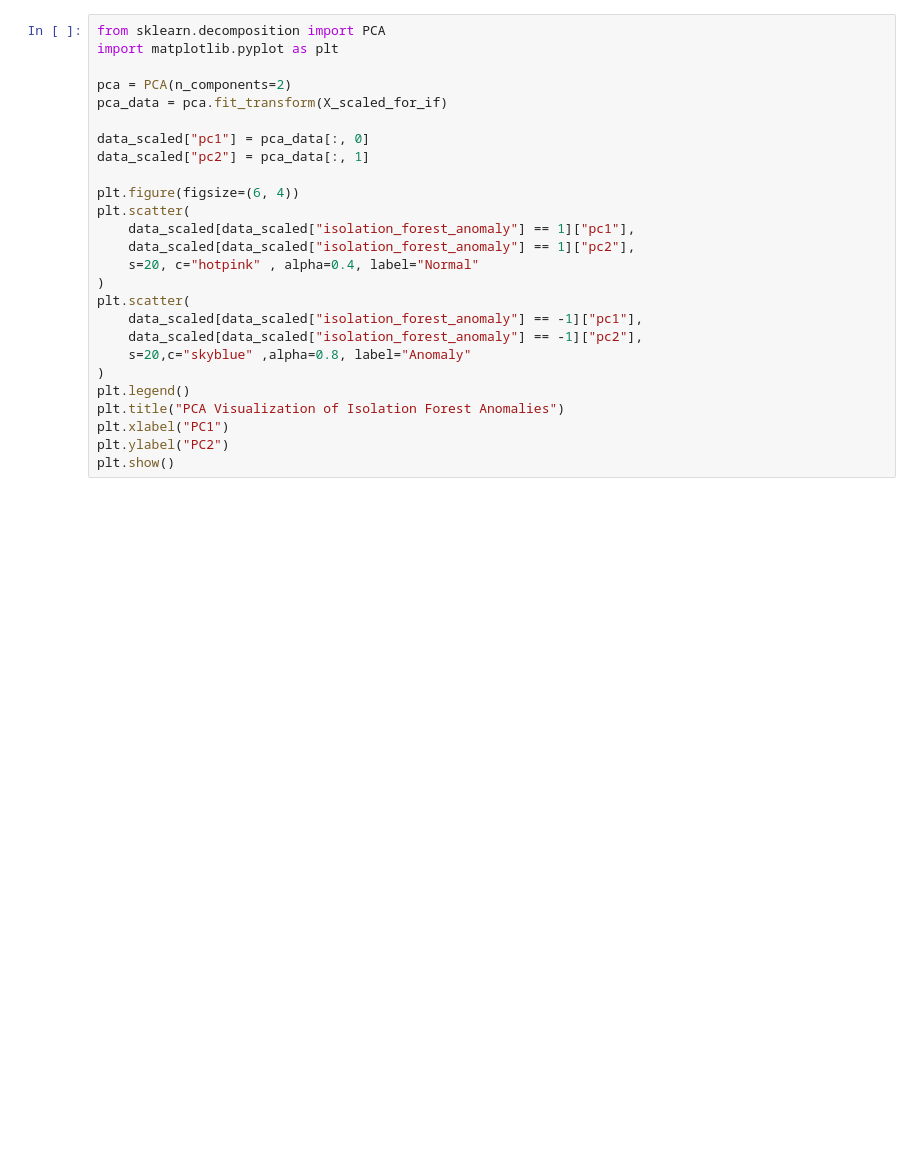
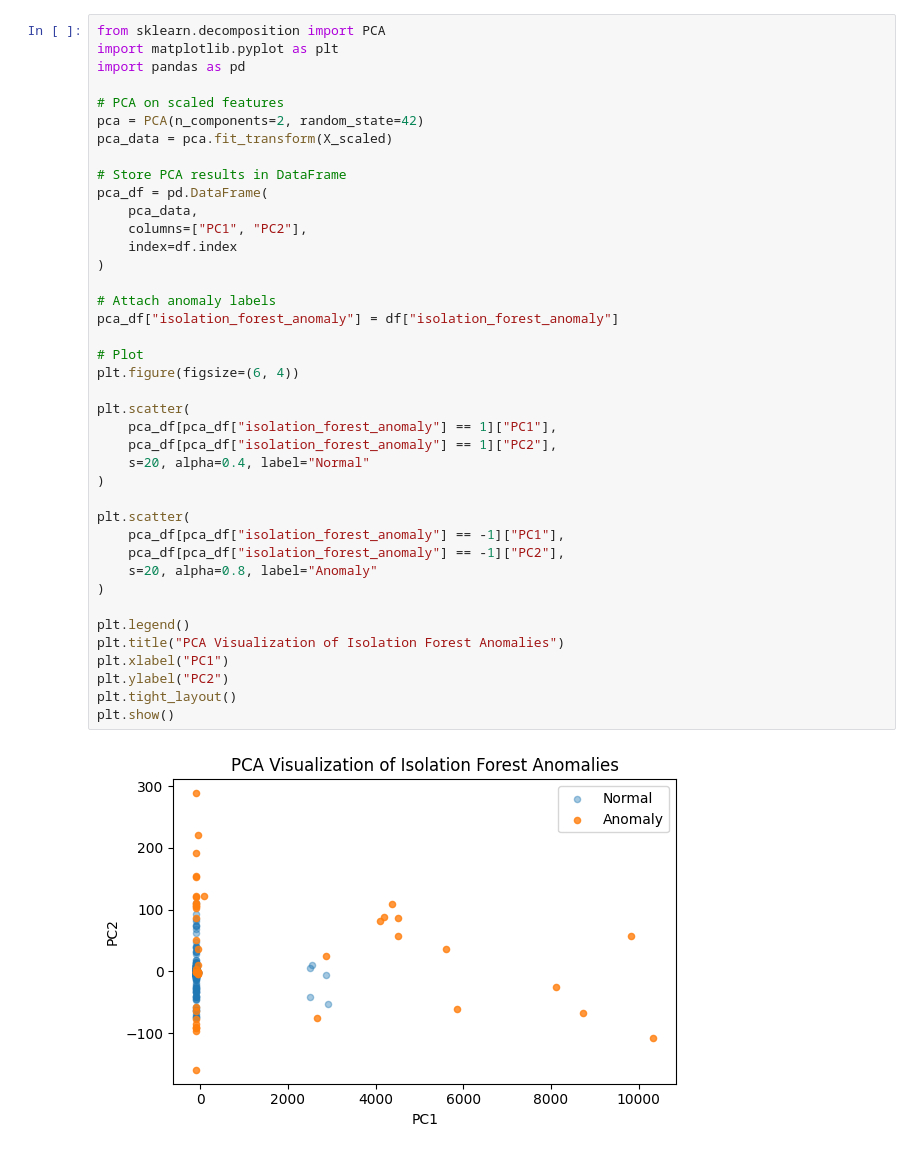
Before and after one commit to minaozdogan/Blockchain-Smart-Contract-Transaction-Anomaly-Detection-Project, a Jupyter notebook: notebooks/isolation_forest.ipynb, the cells around one changed output. Cells and saved outputs as stored; diff of their text form; blank space fills up the shorter version.

```diff
--- a/notebooks/isolation_forest.ipynb
+++ b/notebooks/isolation_forest.ipynb
@@ -112,26 +242,42 @@ for col in numeric_features:
 # %%
 from sklearn.decomposition import PCA
 import matplotlib.pyplot as plt
+import pandas as pd
 
-pca = PCA(n_components=2)
-pca_data = pca.fit_transform(X_scaled_for_if)
+# PCA on scaled features
+pca = PCA(n_components=2, random_state=42)
+pca_data = pca.fit_transform(X_scaled)
 
-data_scaled["pc1"] = pca_data[:, 0]
-data_scaled["pc2"] = pca_data[:, 1]
+# Store PCA results in DataFrame
+pca_df = pd.DataFrame(
+    pca_data,
+    columns=["PC1", "PC2"],
+    index=df.index
+)
 
+# Attach anomaly labels
+pca_df["isolation_forest_anomaly"] = df["isolation_forest_anomaly"]
+
+# Plot
 plt.figure(figsize=(6, 4))
+
 plt.scatter(
-    data_scaled[data_scaled["isolation_forest_anomaly"] == 1]["pc1"],
-    data_scaled[data_scaled["isolation_forest_anomaly"] == 1]["pc2"],
-    s=20, c="hotpink" , alpha=0.4, label="Normal"
+    pca_df[pca_df["isolation_forest_anomaly"] == 1]["PC1"],
+    pca_df[pca_df["isolation_forest_anomaly"] == 1]["PC2"],
+    s=20, alpha=0.4, label="Normal"
 )
+
 plt.scatter(
-    data_scaled[data_scaled["isolation_forest_anomaly"] == -1]["pc1"],
-    data_scaled[data_scaled["isolation_forest_anomaly"] == -1]["pc2"],
-    s=20,c="skyblue" ,alpha=0.8, label="Anomaly"
+    pca_df[pca_df["isolation_forest_anomaly"] == -1]["PC1"],
+    pca_df[pca_df["isolation_forest_anomaly"] == -1]["PC2"],
+    s=20, alpha=0.8, label="Anomaly"
 )
+
 plt.legend()
 plt.title("PCA Visualization of Isolation Forest Anomalies")
 plt.xlabel("PC1")
 plt.ylabel("PC2")
+plt.tight_layout()
 plt.show()
+# %% [output]
+[figure, added]
```
Also changed, not shown: parts of 13 cells of this notebook.
